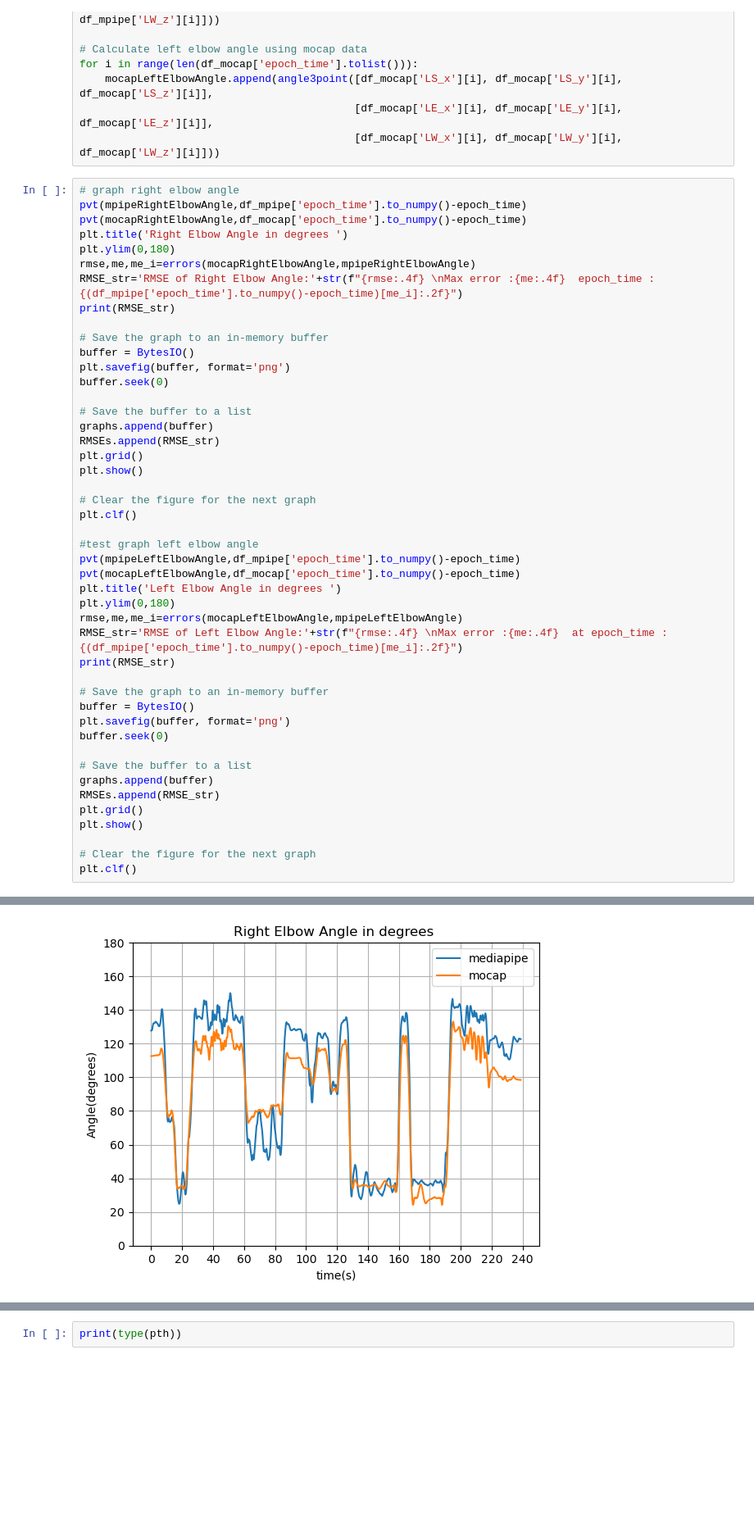
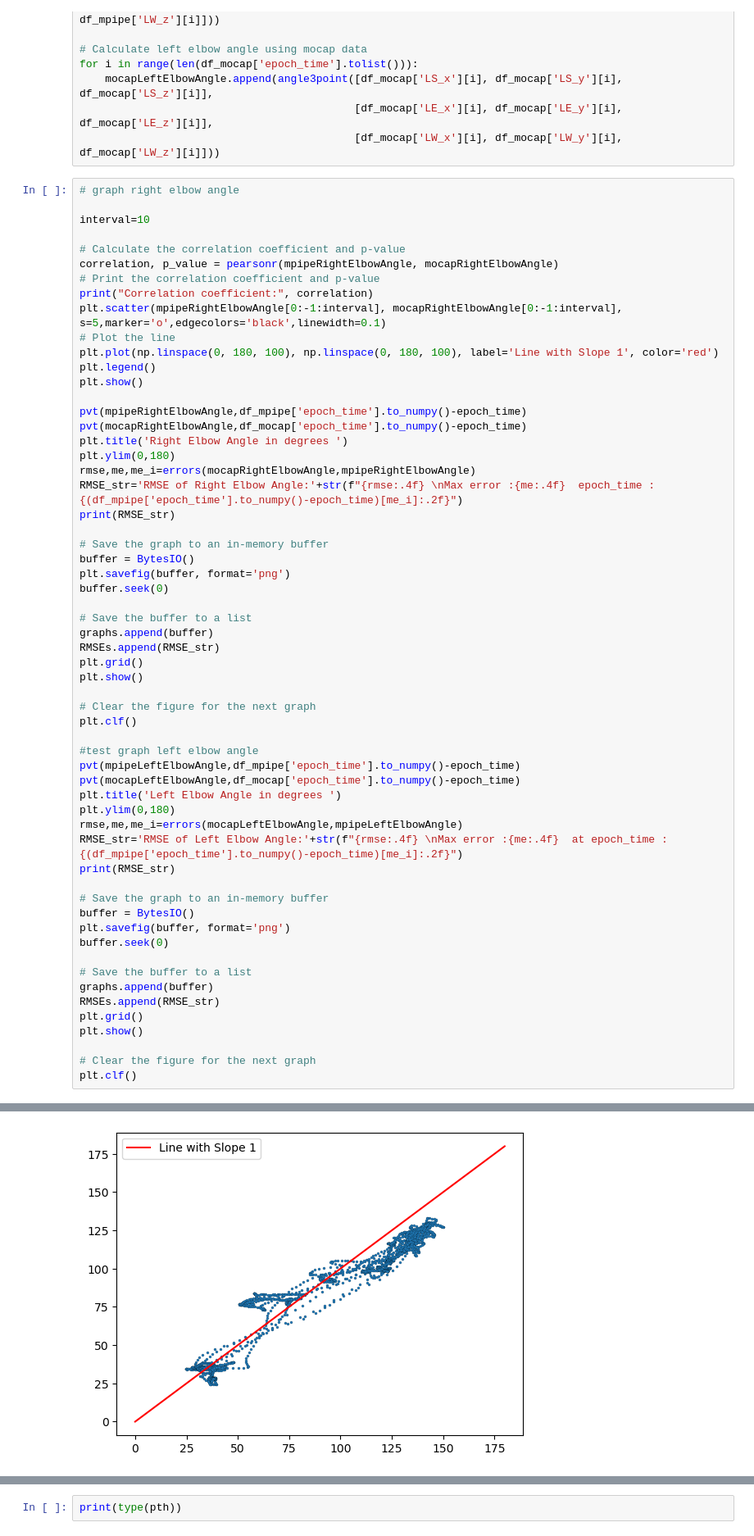
Before and after one commit to ArpanJohn/PoseEstimation, a Jupyter notebook: upperbody/5.Euler angles interpolated.ipynb, the cells around one changed output, grey strips where cells are left out. Shown at 82% size. Drawn from its saved outputs; the diff is of its cells as text; blank space fills up the shorter version.

```diff
--- a/upperbody/5.Euler angles interpolated.ipynb
+++ b/upperbody/5.Euler angles interpolated.ipynb
@@ -203,6 +204,19 @@ for i in range(len(df_mocap['epoch_time'].tolist())):
                                            [df_mocap['LW_x'][i], df_mocap['LW_y'][i], df_mocap['LW_z'][i]]))
 # %%
 # graph right elbow angle
+
+interval=10
+
+# Calculate the correlation coefficient and p-value
+correlation, p_value = pearsonr(mpipeRightElbowAngle, mocapRightElbowAngle)
+# Print the correlation coefficient and p-value
+print("Correlation coefficient:", correlation)
+plt.scatter(mpipeRightElbowAngle[0:-1:interval], mocapRightElbowAngle[0:-1:interval], s=5,marker='o',edgecolors='black',linewidth=0.1)
+# Plot the line
+plt.plot(np.linspace(0, 180, 100), np.linspace(0, 180, 100), label='Line with Slope 1', color='red')
+plt.legend()
+plt.show()
+
 pvt(mpipeRightElbowAngle,df_mpipe['epoch_time'].to_numpy()-epoch_time)
 pvt(mocapRightElbowAngle,df_mocap['epoch_time'].to_numpy()-epoch_time)
 plt.title('Right Elbow Angle in degrees ')
@@ -253 +266 @@ Max error :28.1892  epoch_time :212.79
-[figure, old version]
+[figure, new version]
```
Also changed, not shown: parts of 2 cells of this notebook, 4 other files.
